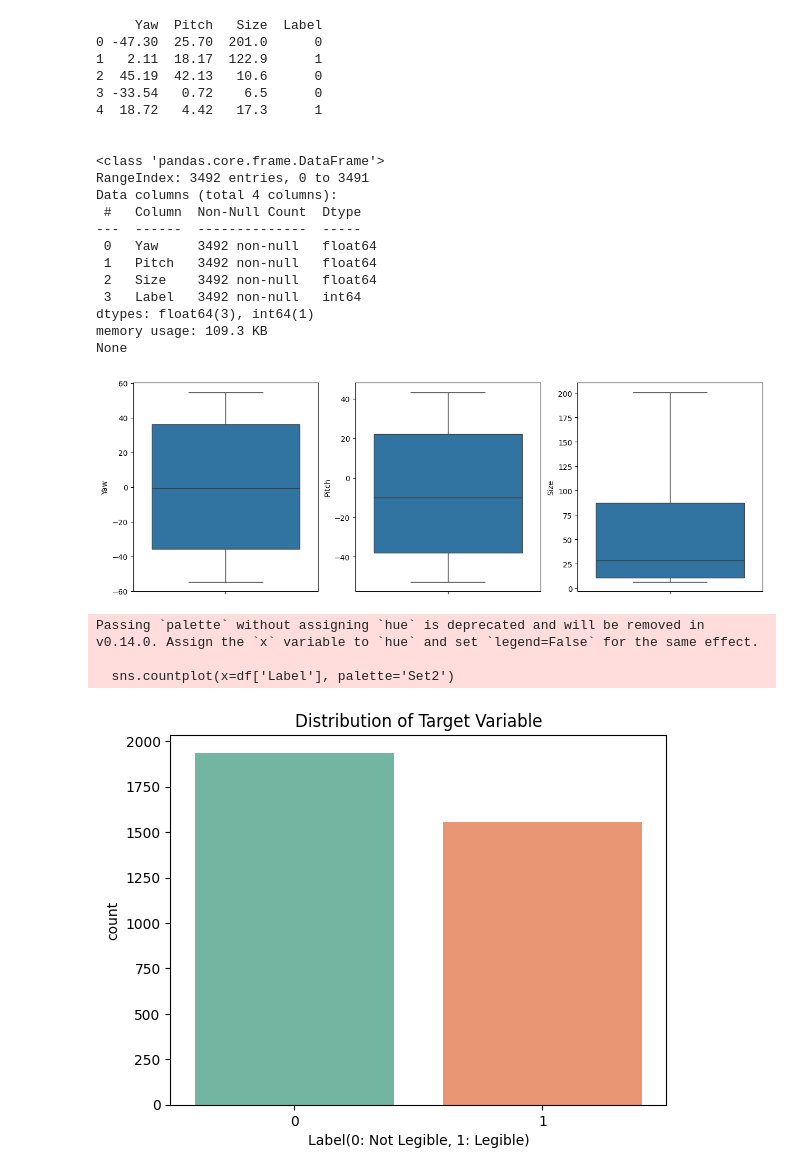
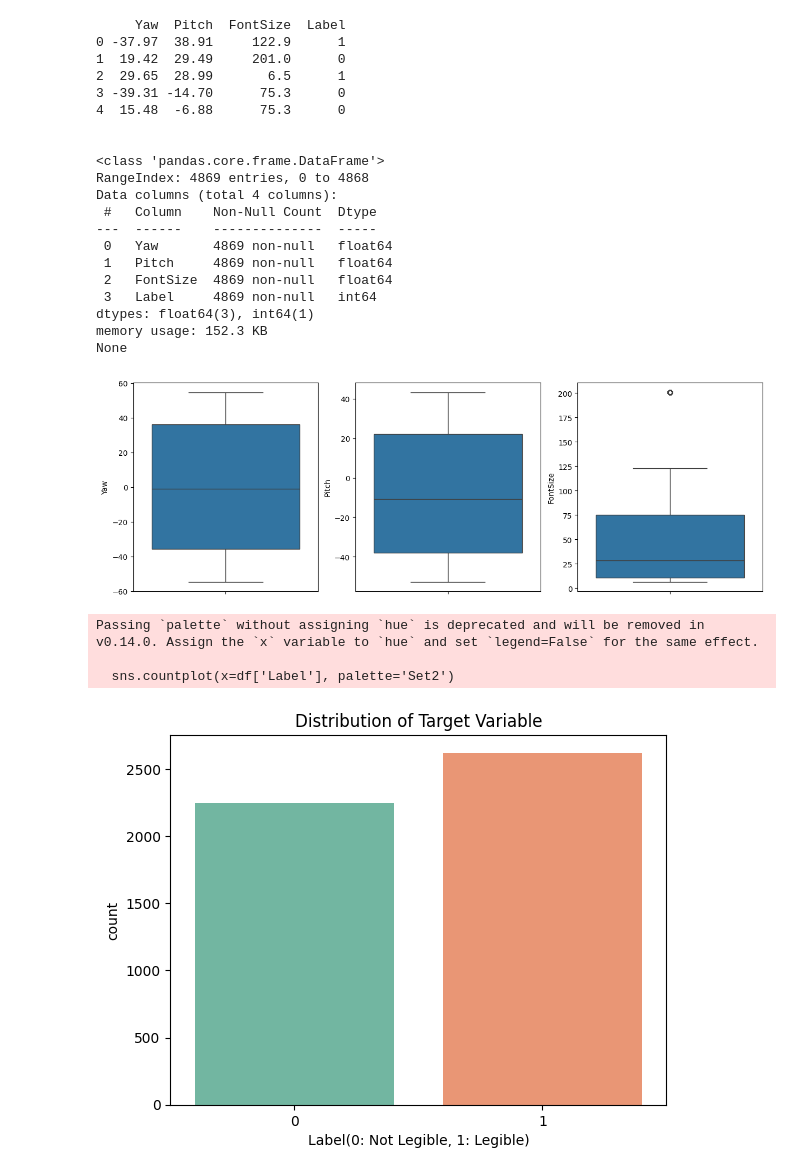
Before and after one commit to lingaarrd14-sudo/head_fixed_ui, a Jupyter notebook: code/EDA.ipynb, the cells around one changed output. Saved outputs shown, nothing was run; the diff lists cells and outputs as text; code cells hidden in the pictures.

```diff
--- a/code/EDA.ipynb
+++ b/code/EDA.ipynb
@@ -7,43 +7,44 @@ import os
 DATA_PATH = os.path.join("..", "vr_legibility_train.csv")
 # %%
 #load the data set
-df = pd.read_csv(DATA_PATH)[["Yaw", "Pitch", "Size", "Label"]]
+df = pd.read_csv(DATA_PATH)[["Yaw", "Pitch", "FontSize", "Label"]]
+
 print(df.head())
 print("\n")
 print(df.info())
 #no missing values, all data types are numeric
 # %% [output]
-     Yaw  Pitch   Size  Label
-0 -47.30  25.70  201.0      0
-1   2.11  18.17  122.9      1
-2  45.19  42.13   10.6      0
-3 -33.54   0.72    6.5      0
-4  18.72   4.42   17.3      1
+     Yaw  Pitch  FontSize  Label
+0 -37.97  38.91     122.9      1
+1  19.42  29.49     201.0      0
+2  29.65  28.99       6.5      1
+3 -39.31 -14.70      75.3      0
+4  15.48  -6.88      75.3      0
 
 
 <class 'pandas.core.frame.DataFrame'>
-RangeIndex: 3492 entries, 0 to 3491
+RangeIndex: 4869 entries, 0 to 4868
 Data columns (total 4 columns):
- #   Column  Non-Null Count  Dtype
----  ------  --------------  -----
- 0   Yaw     3492 non-null   float64
- 1   Pitch   3492 non-null   float64
- 2   Size    3492 non-null   float64
- 3   Label   3492 non-null   int64
+ #   Column    Non-Null Count  Dtype
+---  ------    --------------  -----
+ 0   Yaw       4869 non-null   float64
+ 1   Pitch     4869 non-null   float64
+ 2   FontSize  4869 non-null   float64
+ 3   Label     4869 non-null   int64
 dtypes: float64(3), int64(1)
-memory usage: 109.3 KB
+memory usage: 152.3 KB
 None
 # %%
 #Anomaly Detection
 
 fig,axes = plt.subplots(1,3, figsize=(15,5))
 sns.boxplot(data=df['Yaw'], ax=axes[0])
 sns.boxplot(data=df['Pitch'], ax=axes[1])
-sns.boxplot(data=df['Size'], ax=axes[2])
+sns.boxplot(data=df['FontSize'], ax=axes[2])
 plt.show()
 #no outliers detected in the data set
 # %% [output]
-[figure, old version]
+[figure, new version]
 # %%
 #target distribution
 
@@ -55,7 +56,7 @@ plt.show()
 Passing `palette` without assigning `hue` is deprecated and will be removed in v0.14.0. Assign the `x` variable to `hue` and set `legend=False` for the same effect.
 
   sns.countplot(x=df['Label'], palette='Set2')
-[figure, old version]
+[figure, new version]
 # %%
 #multicollinearity check
 
```
Also changed, not shown: parts of 3 cells of this notebook, 11 other files.
